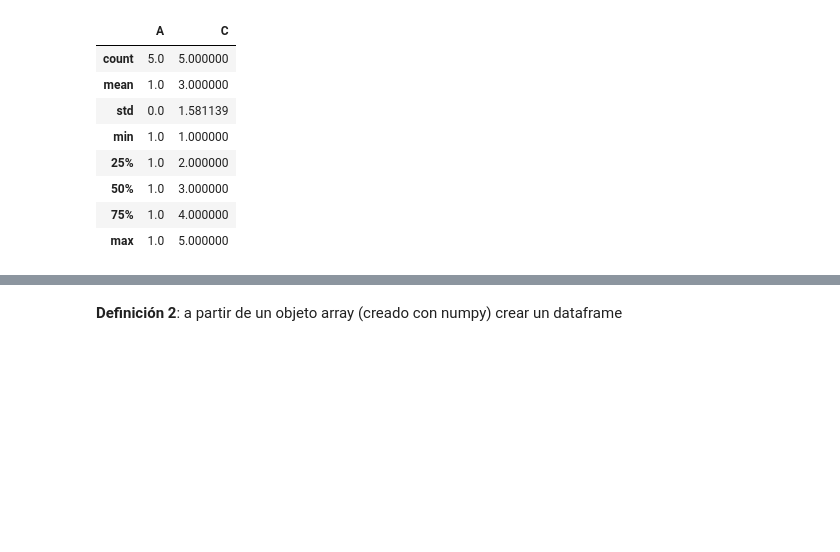
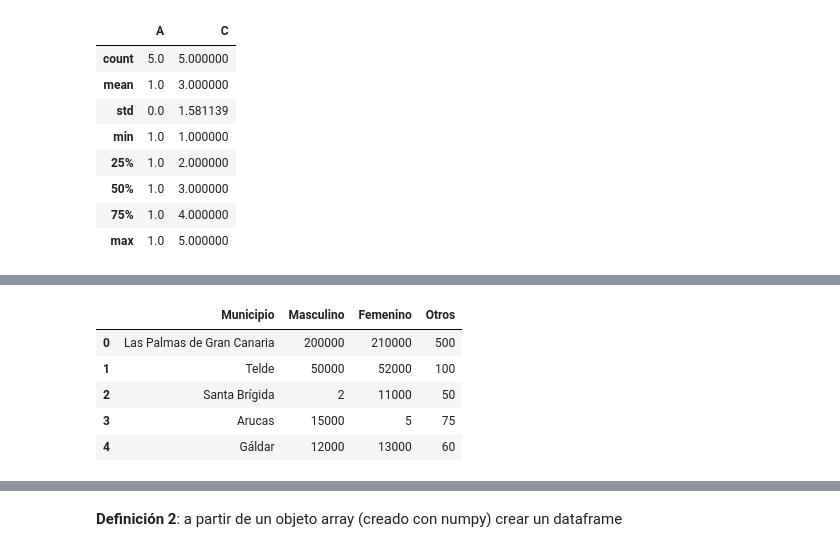
Before and after one commit to Javiert54/bigData, a Jupyter notebook: CEIABD_SNS/Actividad 2.2 – Cuaderno demo UT2 - Ejercicios de ampliación/Cuaderno_Demo_UT2_Ejercicios_de_ampliación_Sin_soluciones.ipynb, the cells around one changed output, grey strips where cells are left out. Cells and saved outputs as stored; diff of their text form; code cells hidden in the pictures; blank space fills up the shorter version.

```diff
--- a/CEIABD_SNS/Actividad 2.2 – Cuaderno demo UT2 - Ejercicios de ampliación/Cuaderno_Demo_UT2_Ejercicios_de_ampliación_Sin_soluciones.ipynb
+++ b/CEIABD_SNS/Actividad 2.2 – Cuaderno demo UT2 - Ejercicios de ampliación/Cuaderno_Demo_UT2_Ejercicios_de_ampliación_Sin_soluciones.ipynb
@@ -165,4 +190,13 @@ df.describe()
 # %%
 #Ejer 6: modificar uno o más valores de una de las columnas
+data.at[2, 'Masculino'], data.at[3, 'Femenino'] = 2, 5
+data
+# %% [output]
+|  | Municipio | Masculino | Femenino | Otros |
+| 0 | Las Palmas de Gran Canaria | 200000 | 210000 | 500 |
+| 1 | Telde | 50000 | 52000 | 100 |
+| 2 | Santa Brígida | 2 | 11000 | 50 |
+| 3 | Arucas | 15000 | 5 | 75 |
+| 4 | Gáldar | 12000 | 13000 | 60 |
 # %%
 #Ejer 7: Cambiar alguno de los valores de forma directa
```
Also changed, not shown: parts of 17 cells of this notebook, 2 other files.
